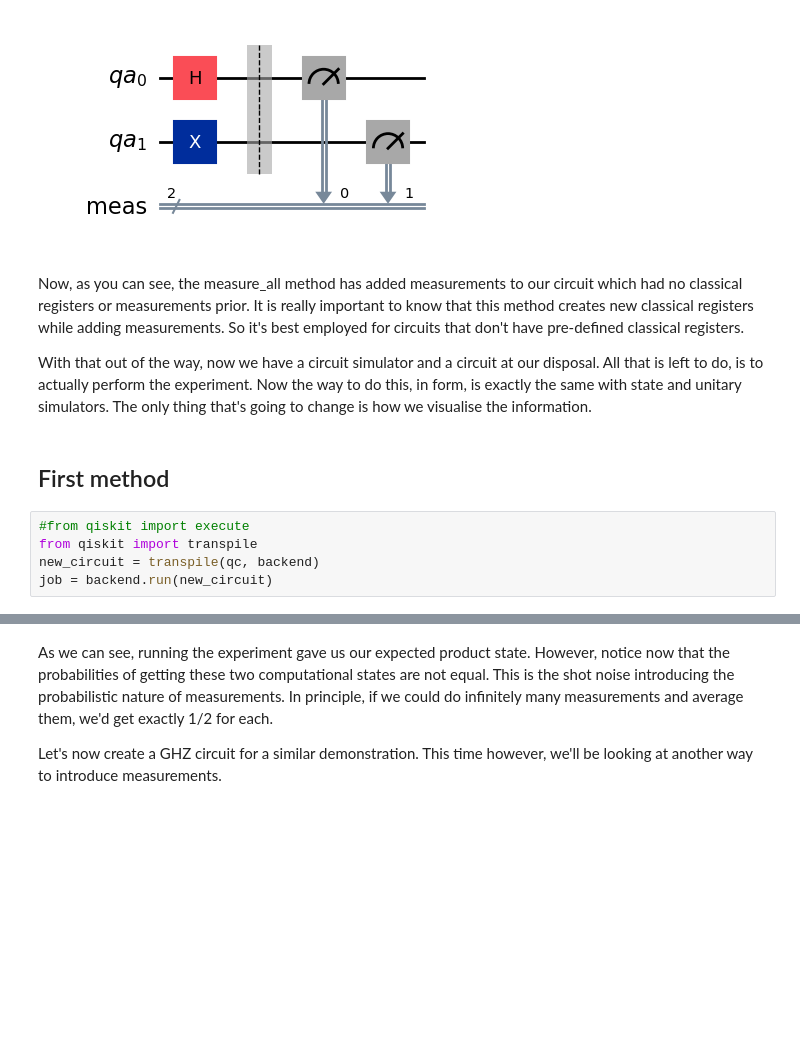
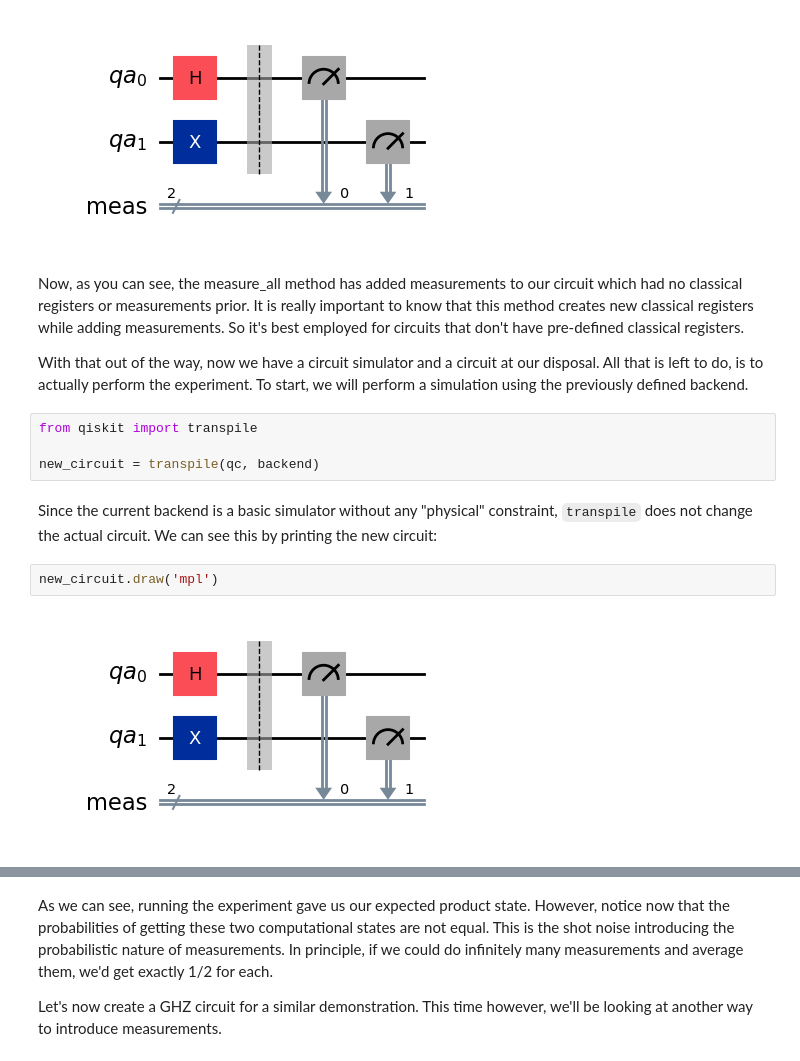
Before and after one commit to EmilianoG-byte/qiskit-bootcamp-2024, a Jupyter notebook: Module-2-GiovanniConcheri.ipynb, the cells around one changed output, grey strips where cells are left out. Cells and saved outputs as stored; diff of their text form; blank space fills up the shorter version.

```diff
--- a/Module-2-GiovanniConcheri.ipynb
+++ b/Module-2-GiovanniConcheri.ipynb
@@ -52,11 +50,14 @@ qc.draw('mpl')
 # %% [markdown]
 Now, as you can see, the measure_all method has added measurements to our circuit which had no classical registers or measurements prior. It is really important to know that this method creates new classical registers while adding measurements. So it's best employed for circuits that don't have pre-defined classical registers.
 
-With that out of the way, now we have a circuit simulator and a circuit at our disposal. All that is left to do, is to actually perform the experiment. Now the way to do this, in form, is exactly the same with state and unitary simulators. The only thing that's going to change is how we visualise the information.
+With that out of the way, now we have a circuit simulator and a circuit at our disposal. All that is left to do, is to actually perform the experiment. To start, we will perform a simulation using the previously defined backend.
-# %% [markdown]
-## First method
 # %%
-#from qiskit import execute
 from qiskit import transpile
+
 new_circuit = transpile(qc, backend)
-job = backend.run(new_circuit)
+# %% [markdown]
+Since the current backend is a basic simulator without any "physical" constraint, `transpile` does not change the actual circuit. We can see this by printing the new circuit:
+# %%
+new_circuit.draw('mpl')
+# %% [output]
+[figure, added]
```
Also changed, not shown: parts of 20 cells of this notebook.
